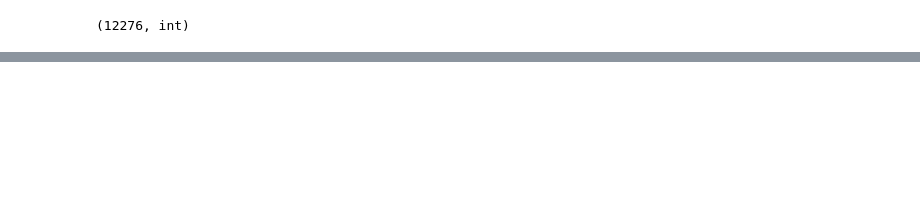
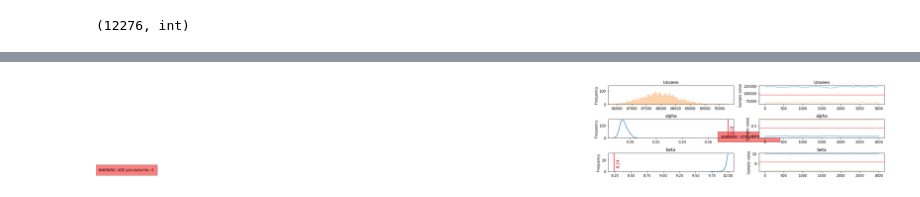
Before and after one commit to dedcode/caprecap, a Jupyter notebook: Analysis_N100000_S10_a0.25_b5.00.ipynb, the cells around one changed output, grey strips where cells are left out. Drawn from its saved outputs; the diff is of its cells as text; code cells hidden in the pictures; blank space fills up the shorter version.

```diff
--- a/Analysis_N100000_S10_a0.25_b5.00.ipynb
+++ b/Analysis_N100000_S10_a0.25_b5.00.ipynb
@@ -24,3 +27,28 @@ from pymc3.distributions.transforms import t_stick_breaking
+# %%
+import re
+def plot_traces(trcs, varnames=None):
+    '''Plot traces with overlaid means and values'''
+
+    nrows = len(trcs.varnames)
+    if varnames is not None:
+        nrows = len(varnames)
+
+    ax = pm.traceplot(trcs, varnames=varnames, figsize=(12,nrows*1.4),
+                      lines={k: v['mean'] for k, v in
+                             pm.summary(trcs,varnames=varnames).iterrows()})
+
+    for i, mn in enumerate(pm.summary(trcs, varnames=varnames)['mean']):
+        ax[i,0].annotate('{:.2f}'.format(mn), xy=(mn,0), xycoords='data',
+                         xytext=(5,10), textcoords='offset points', rotation=90,
+                         va='bottom', fontsize='large', color='#AA0022')
+def strip_derived_rvs(rvs):
+    '''Remove PyMC3-generated RVs from a list'''
+
+    ret_rvs = []
+    for rv in rvs:
+        if not (re.search('_log',rv.name) or re.search('_interval',rv.name)):
+            ret_rvs.append(rv)
+    return ret_rvs
 # %%
 import pickle
 with open('data/gch-100000-10-0.25-5.00.pkl', 'rb') as f:
@@ -120,11 +148,11 @@ def logp_capture(arr, phi, a, b, U):
 # %%
 # custom log-liklihood
 # model
-with pm.Model() as model:
+with pm.Model() as model2:
     # parameters
     U = pm.DiscreteUniform('Unseen', lower=V, upper=10*V)
-    a = pm.Uniform('alpha', .1, .3)
-    b = pm.Uniform('beta', 4., 6.)
+    a = pm.Uniform('alpha', .01, .7)
+    b = pm.Uniform('beta', 3., 10.)
     phi    = pm.Uniform('departure', 0.1, 1., shape=S)
     arr    = pm.Dirichlet('arrival', a=np.array([1./S]*S), shape=S)
 
@@ -133,9 +161,9 @@ with pm.Model() as model:
 # %%
 with model:
   #posterior = pm.sample(3, tune=0, chains=1, progressbar=False)
-  #step = pm.NUTS()
+  step = pm.NUTS()
   #posterior = pm.sample(100000, step=step, njobs = 4)
-  posterior = pm.sample(1000, cores = 1)
+  posterior = pm.sample(5000, cores = 1, step = step)
 # %% [output]
 Sequential sampling (2 chains in 1 job)
 CompoundStep
@@ -156,2 +184,6 @@ pm.traceplot(posterior);
+# %%
+plot_traces(posterior[2000:], varnames=['Unseen', 'alpha', 'beta']);
+# %% [output]
+[figure, added]
 # %%
 pm.summary(posterior).round(2)
```
Also changed, not shown: parts of 5 cells of this notebook, 8 other files.
